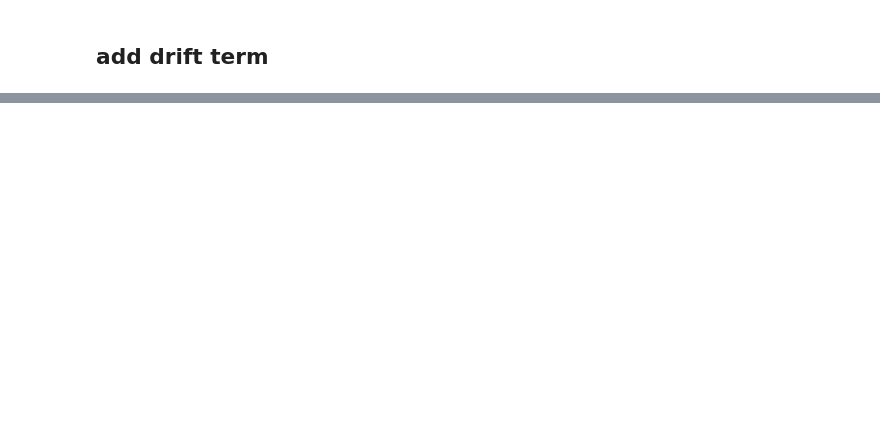
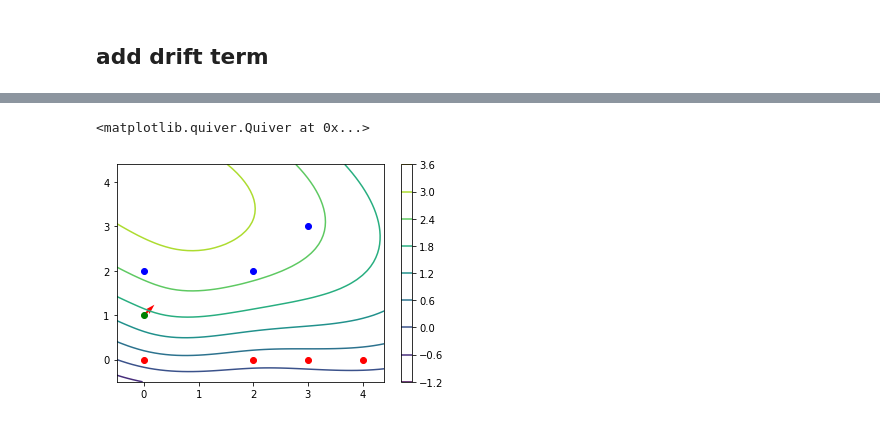
Before and after one commit to cgre-aachen/teaching-geomodeling, a Jupyter notebook: 2D_Numpy_scalarfield.ipynb, the cells around one changed output, grey strips where cells are left out. Drawn from its saved outputs; the diff is of its cells as text; code cells hidden in the pictures; blank space fills up the shorter version.

```diff
--- a/2D_Numpy_scalarfield.ipynb
+++ b/2D_Numpy_scalarfield.ipynb
@@ -364,0 +407,45 @@ plt.plot(G_1[0,0], G_1[0,1], 'go')
+# %%
+# gradient contribution
+sigma_0_grad = w_2nd[:G_1.shape[0]*2] * (-hu_Simpoints*(- c_o_T * ((-14 / a_T ** 2) + 105 / 4 * sed_dips_SimPoint / a_T ** 3                -35 / 2 * sed_dips_SimPoint ** 3 / a_T ** 5 + 21 / 4 * sed_dips_SimPoint ** 5 / a_T ** 7)))
+
+sigma_0_grad = np.sum(sigma_0_grad,axis=0)
+# surface point contribution
+sigma_0_interf = -w_2nd[G_1.shape[0]*2:-5]*(c_o_T  * ((1 - 7 * (sed_rest_SimPoint / a_T) ** 2 +
+             35 / 4 * (sed_rest_SimPoint / a_T) ** 3 -
+             7 / 2 * (sed_rest_SimPoint / a_T) ** 5 +
+             3 / 4 * (sed_rest_SimPoint / a_T) ** 7) -
+             (1 - 7 * (sed_ref_SimPoint / a_T) ** 2 +
+              35 / 4 * (sed_ref_SimPoint / a_T) ** 3 -
+              7 / 2 * (sed_ref_SimPoint / a_T) ** 5 +
+              3 / 4 * (sed_ref_SimPoint / a_T) ** 7)))
+sigma_0_interf = np.sum(sigma_0_interf,axis = 0)
+# %%
+# 2nd order drift contribution
+sigma_0_2nd_drift_1 = np.sum(grid* (w_2nd[-5:-3]).T,axis = 1)
+
+grid_squr = grid*grid
+
+sigma_0_2nd_drift_2 = np.sum(grid_squr* (w_2nd[-3:-1]).T,axis = 1)
+
+grid_xy = grid[:,0]*grid[:,1]
+
+
+sigma_0_2nd_drift_3 = grid_xy * w_2nd[-1]
+
+sigma_0_2nd_drift = sigma_0_2nd_drift_1 + sigma_0_2nd_drift_2 + sigma_0_2nd_drift_3
+# %%
+interpolate_result = sigma_0_grad+sigma_0_interf+sigma_0_2nd_drift
+
+intp = np.reshape(interpolate_result,[50,50]) # reshape the result to matrix shape
+
+plt.contour(XX,YY,intp)
+plt.colorbar()
+plt.plot(layer1[:,0], layer1[:,1], 'ro')
+plt.plot(layer2[:,0], layer2[:,1], 'bo')
+
+plt.plot(G_1[0,0], G_1[0,1], 'go')
+
+plt.quiver([G_1[0,0]],[G_1[0,1]],G_1_x,G_1_y,color='r')
+# %% [output]
+<matplotlib.quiver.Quiver at 0x...>
+[figure, added]
```
Also changed, not shown: parts of 14 cells of this notebook.
